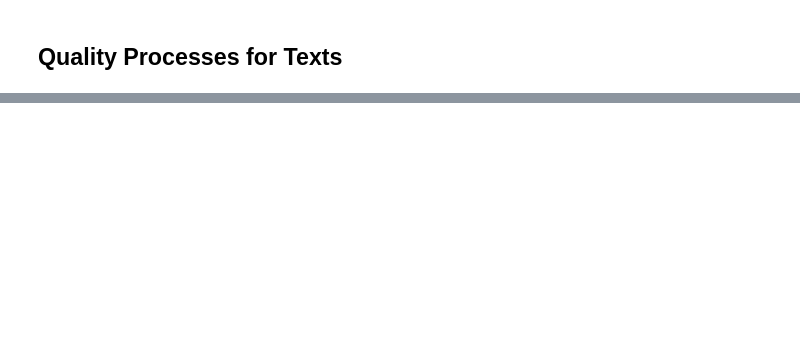
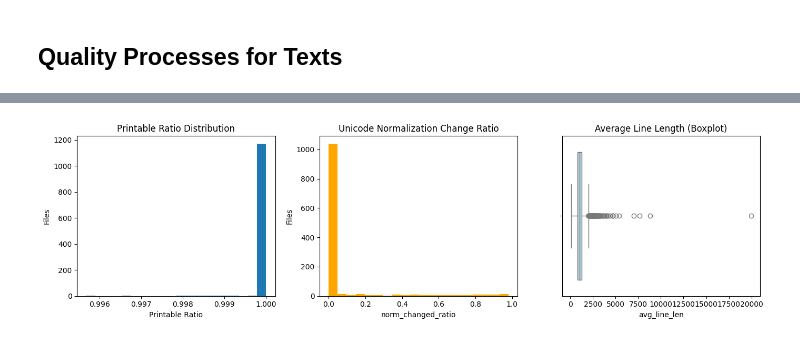
Before and after one commit to Darkness-H/multi-modal-management-pipeline, a Jupyter notebook: Trusted Zone/trusted_zone_text_quality_processes.ipynb, the cells around one changed output, grey strips where cells are left out. Drawn from its saved outputs; the diff is of its cells as text; code cells hidden in the pictures; blank space fills up the shorter version.

```diff
--- a/Trusted Zone/trusted_zone_text_quality_processes.ipynb
+++ b/Trusted Zone/trusted_zone_text_quality_processes.ipynb
@@ -107,0 +226,96 @@ df_data
+# %%
+def generate_quality_report(df: pd.DataFrame ):
+    """
+    Generate and display an interactive data quality report for Trusted Zone text data.
+    """
+    # ---- Validate input ----
+    if df.empty:
+        print(" The DataFrame is empty. Nothing to analyze.")
+        return None
+
+    # ----  Compute key issue counts ----
+    df["pii_detected"] = df["pii_hits"].apply(lambda x: sum(x.values()) > 0)
+    summary = {
+        "total_files": len(df),
+        "empty_or_short": (df["empty"] | df["too_short"]).sum(),
+        "low_printable_ratio": df[df["printable_ratio"]<0.9].shape[0],
+        "high_norm_ratio": (df["norm_changed_ratio"] > 0.3).sum(),
+        "mixed_language": df["mixed_language"].sum(),
+        "pii_detected": df["pii_detected"].sum(),
+        "control_chars": (df["control_char_ratio"] > 0.01).sum(),
+        "null_bytes": df["has_null_bytes"].sum(),
+        "bidi_ctrl": (df["bidi_ctrl_count"] > 0).sum(),
+    }
+
+    summary_df = pd.DataFrame(summary.items(), columns=["Metric", "Count"])
+    display(summary_df.style.set_caption("Quality Summary (Key Issue Counts)"))
+
+    # ----  Distributions ----
+    plt.figure(figsize=(14, 4))
+
+    plt.subplot(1, 3, 1)
+    plt.hist(df["printable_ratio"], bins=20)
+    plt.title("Printable Ratio Distribution")
+    plt.xlabel("Printable Ratio")
+    plt.ylabel("Files")
+
+    plt.subplot(1, 3, 2)
+    plt.hist(df["norm_changed_ratio"], bins=20, color='orange')
+    plt.title("Unicode Normalization Change Ratio")
+    plt.xlabel("norm_changed_ratio")
+    plt.ylabel("Files")
+
+    plt.subplot(1, 3, 3)
+    sns.boxplot(x=df["avg_line_len"], color='lightblue')
+    plt.title("Average Line Length (Boxplot)")
+    plt.tight_layout()
+    plt.show()
+
+    # ----  Language probability distribution ----
+    all_langs = {}
+    for d in df["language_probs"]:
+        for lang, prob in d.items():
+            all_langs[lang] = all_langs.get(lang, 0) + prob
+    if all_langs:
+        plt.figure(figsize=(6, 4))
+        pd.Series(all_langs).sort_values(ascending=True).plot.barh(
+            title="Detected Language Probability Sum", color='teal'
+        )
+        plt.xlabel("Summed Probability Across Files")
+        plt.show()
+
+    # ----  PII frequency summary ----
+    pii_counts = pd.DataFrame(df["pii_hits"].tolist()).sum().sort_values(ascending=False)
+    if pii_counts.sum() > 0:
+        plt.figure(figsize=(5, 3))
+        pii_counts.plot.bar(title="Detected PII Counts", color='salmon')
+        plt.ylabel("Occurrences")
+        plt.show()
+
+    # ----  Correlation heatmap between quality issues ----
+    issue_flags = pd.DataFrame({
+        "low_printable_ratio": df["printable_ratio"] < 0.9,
+        "high_norm_ratio": df["norm_changed_ratio"] > 0.3,
+        "mixed_language": df["mixed_language"],
+        "pii": df["pii_detected"],
+        "null_bytes": df["has_null_bytes"],
+        "control_chars": df["control_char_ratio"] > 0.01
+    }).fillna(0).astype(int)
+
+    corr = issue_flags.corr()
+    plt.figure(figsize=(6, 5))
+    sns.heatmap(corr, annot=True, cmap="coolwarm", fmt=".2f")
+    plt.title("Correlation Between Quality Issues")
+    plt.show()
+
+    # ----  Print summary overview ----
+    print("\n Data Quality Report generated successfully.\n")
+    print(f"Total files analyzed: {len(df)}")
+    low_printable = (df["printable_ratio"].fillna(0) < 0.9)
+    high_norm = (df["norm_changed_ratio"].fillna(0) > 0.3)
+    pii_detected = df["pii_detected"].fillna(False).astype(bool)
+
+    potential_issues = (low_printable | high_norm | pii_detected).sum()
+
+    print(f"Files with potential issues: {int(potential_issues)}")
+# %% [output]
@@ -107,0 +333 @@ df_data
+[figure, added]
```
Also changed, not shown: parts of 15 cells of this notebook, 6 other files.
